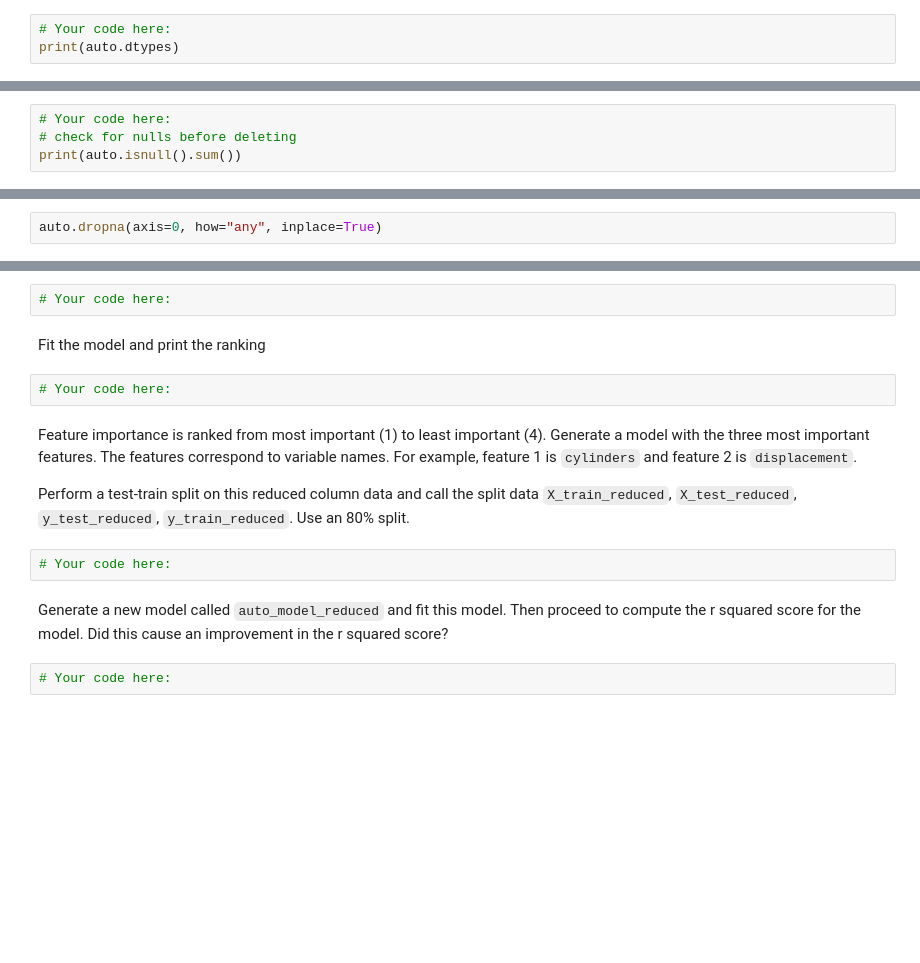
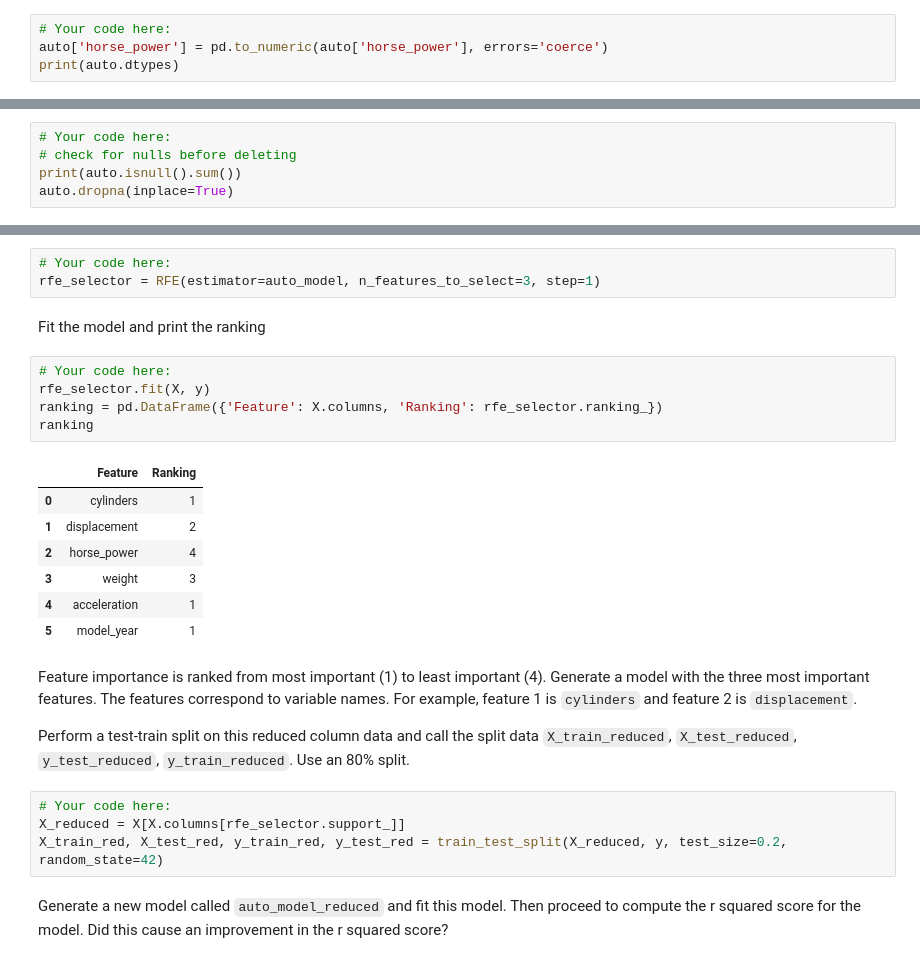
Before and after one commit to franromlob/lab-intro-to-sklearn-en, a Jupyter notebook: your-code/main.ipynb, the cells around one changed output, grey strips where cells are left out. Drawn from its saved outputs; the diff is of its cells as text; blank space fills up the shorter version.

```diff
--- a/your-code/main.ipynb
+++ b/your-code/main.ipynb
@@ -193,6 +193,7 @@ auto.head()
 Evaluate the data to ensure that all numeric columns are correctly detected as such by pandas. If a column is misclassified as object, coerce it to numeric.
 # %%
 # Your code here:
+auto['horse_power'] = pd.to_numeric(auto['horse_power'], errors='coerce')
 print(auto.dtypes)
 # %% [output]
 mpg             float64
@@ -222,6 +223,7 @@ Check the dataset for missing values and remove all rows containing at least one
 # Your code here:
 # check for nulls before deleting
 print(auto.isnull().sum())
+auto.dropna(inplace=True)
 # %% [output]
 mpg             0
 cylinders       0
@@ -232,8 +234,6 @@ acceleration    0
 model_year      0
 car_name        0
 dtype: int64
-# %%
-auto.dropna(axis=0, how="any", inplace=True)
 # %% [markdown]
 Find the frequency table for the `cylinders` column using the `value_counts()` function. How many possible values of cylinders are there?
 # %%
@@ -344,17 +352,29 @@ from sklearn.feature_selection import RFE
 Follow the documentation and initialize an RFE model using the `auto_model` linear regression model. Set `n_features_to_select=3`
 # %%
 # Your code here:
+rfe_selector = RFE(estimator=auto_model, n_features_to_select=3, step=1)
 # %% [markdown]
 Fit the model and print the ranking
-# %%
-# Your code here:
+# %%
+# Your code here:
+rfe_selector.fit(X, y)
+ranking = pd.DataFrame({'Feature': X.columns, 'Ranking': rfe_selector.ranking_})
+ranking
+# %% [output]
+|  | Feature | Ranking |
+| 0 | cylinders | 1 |
+| 1 | displacement | 2 |
+| 2 | horse_power | 4 |
+| 3 | weight | 3 |
+| 4 | acceleration | 1 |
+| 5 | model_year | 1 |
 # %% [markdown]
 Feature importance is ranked from most important (1) to least important (4). Generate a model with the three most important features. The features correspond to variable names. For example, feature 1 is `cylinders` and feature 2 is `displacement`.
 
 Perform a test-train split on this reduced column data and call the split data `X_train_reduced`, `X_test_reduced`, `y_test_reduced`, `y_train_reduced`. Use an 80% split.
-# %%
-# Your code here:
+# %%
+# Your code here:
+X_reduced = X[X.columns[rfe_selector.support_]]
+X_train_red, X_test_red, y_train_red, y_test_red = train_test_split(X_reduced, y, test_size=0.2, random_state=42)
 # %% [markdown]
 Generate a new model called `auto_model_reduced` and fit this model. Then proceed to compute the r squared score for the model. Did this cause an improvement in the r squared score?
-# %%
-# Your code here:
```
Also changed, not shown: parts of 12 cells of this notebook.
